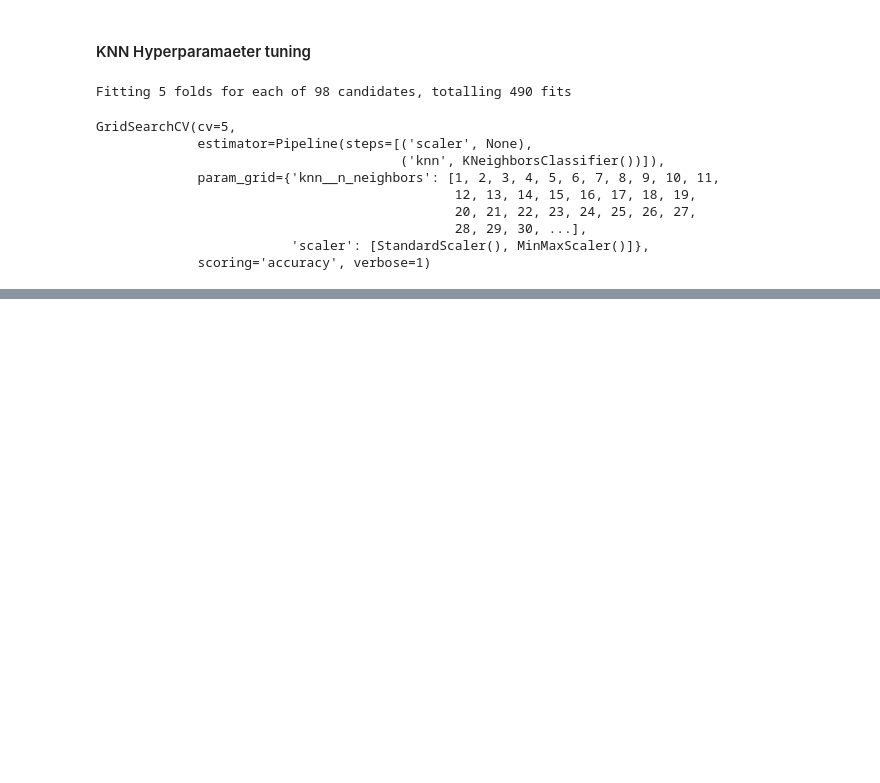
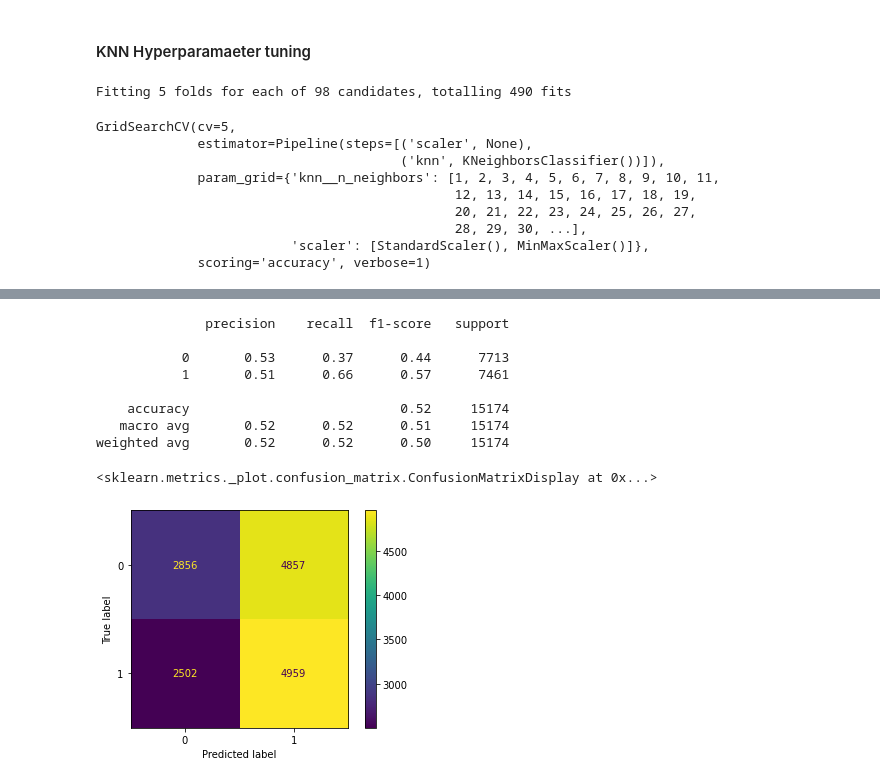
Before and after one commit to FabianAndersson17/Machinelearning-Fabian-Andersson, a Jupyter notebook: Labs/Machine-learning.ipynb, the cells around one changed output, grey strips where cells are left out. Saved outputs shown, nothing was run; the diff lists cells and outputs as text; code cells hidden in the pictures; blank space fills up the shorter version.

```diff
--- a/Labs/Machine-learning.ipynb
+++ b/Labs/Machine-learning.ipynb
@@ -668,3 +743,20 @@ GridSearchCV(cv=5,
+# %%
+pipeline_Logistic.fit(X_train_val_1, y_train_val_1)
+y_val_pred_Logistic = pipeline_Logistic.predict(X_validation_1)
+print(classification_report(y_validation_1, y_val_pred_Logistic))
+cm = confusion_matrix(y_validation_1, y_val_pred_Logistic)
+ConfusionMatrixDisplay(cm).plot()
+# %% [output]
+              precision    recall  f1-score   support
+
+           0       0.53      0.37      0.44      7713
+           1       0.51      0.66      0.57      7461
+
+    accuracy                           0.52     15174
+   macro avg       0.52      0.52      0.51     15174
+weighted avg       0.52      0.52      0.50     15174
+<sklearn.metrics._plot.confusion_matrix.ConfusionMatrixDisplay at 0x...>
+[figure, added]
 # %%
 classifier_KNN.best_estimator_.get_params()
 # %% [output]
```
Also changed, not shown: parts of 23 cells of this notebook.
